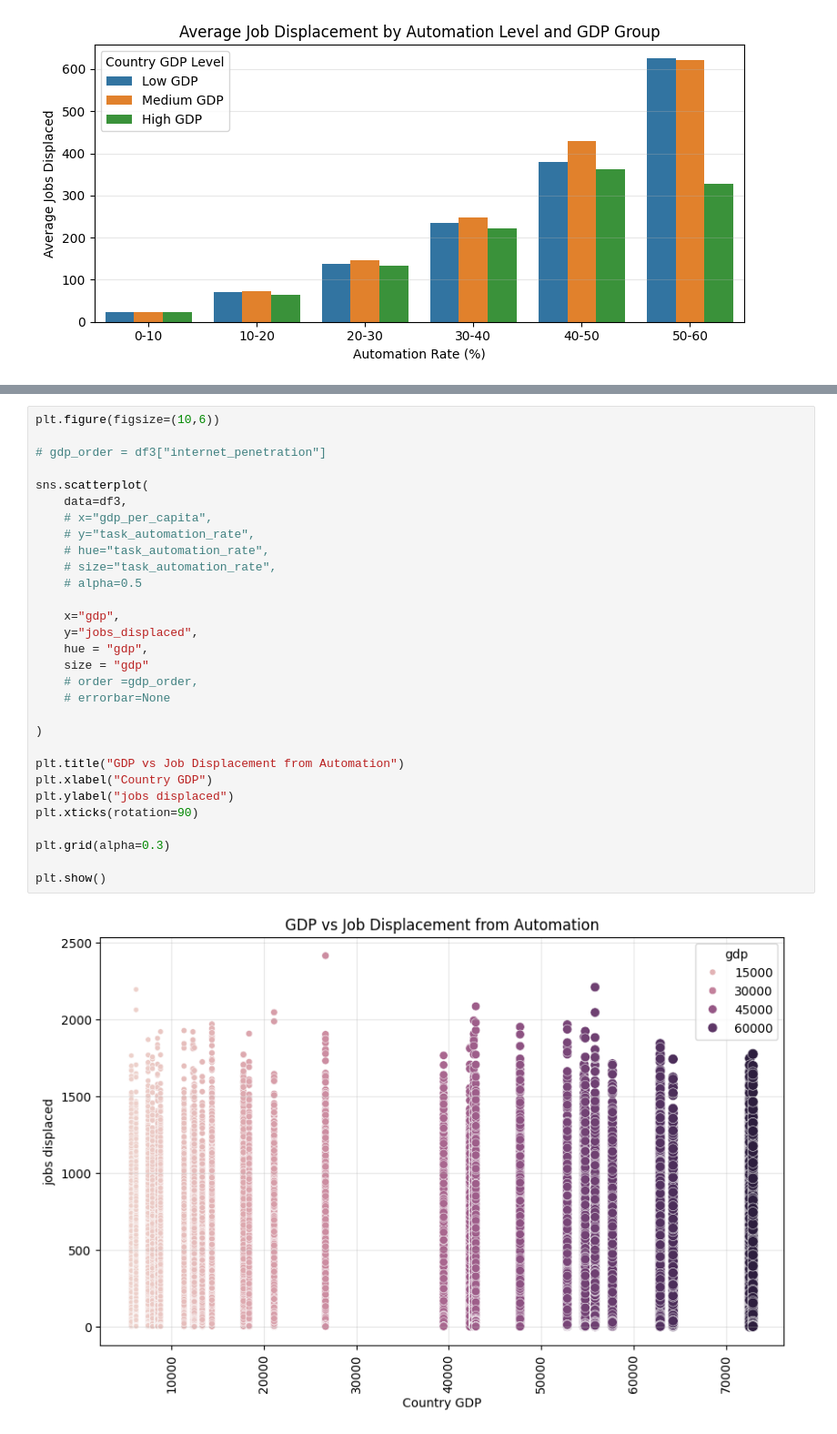
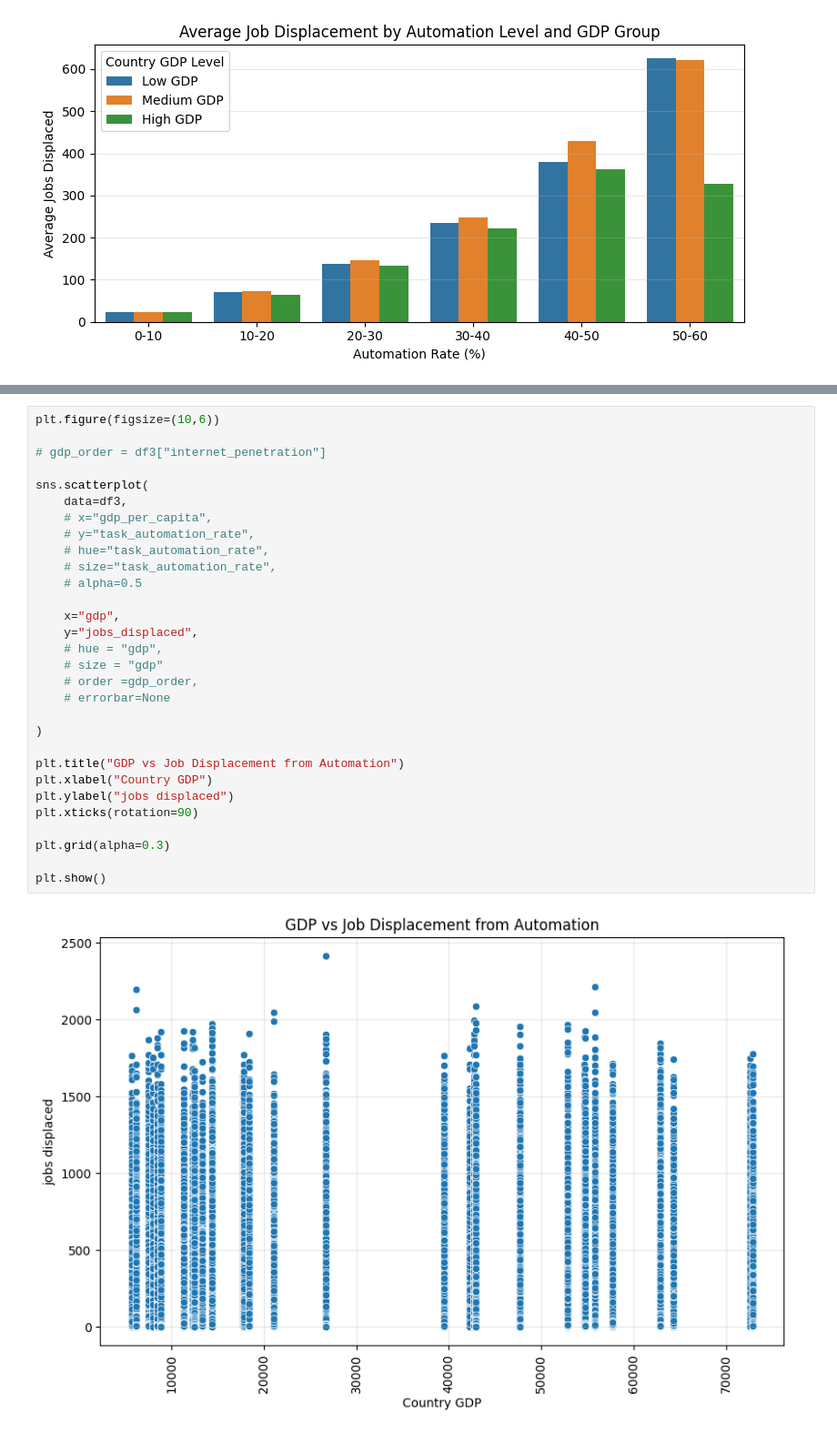
Before and after one commit to HemDesh/Data_Analysis_on_AI_Adoption_and_Workforce_Impact, a Jupyter notebook: notebooks/main.ipynb, the cells around one changed output, grey strips where cells are left out. Shown at 91% size. Cells and saved outputs as stored; diff of their text form.

```diff
--- a/notebooks/main.ipynb
+++ b/notebooks/main.ipynb
@@ -1491,32 +1515,32 @@ plt.show()
 # %%
 plt.figure(figsize=(10,6))
 
 # gdp_order = df3["internet_penetration"]
 
 sns.scatterplot(
     data=df3,
     # x="gdp_per_capita",
     # y="task_automation_rate",
     # hue="task_automation_rate",
     # size="task_automation_rate",
     # alpha=0.5
 
     x="gdp",
     y="jobs_displaced",
-    hue = "gdp",
-    size = "gdp"
+    # hue = "gdp",
+    # size = "gdp"
     # order =gdp_order,
     # errorbar=None
 
 )
 
 plt.title("GDP vs Job Displacement from Automation")
 plt.xlabel("Country GDP")
 plt.ylabel("jobs displaced")
 plt.xticks(rotation=90)
 
 plt.grid(alpha=0.3)
 
 plt.show()
 # %% [output]
-[figure, old version]
+[figure, new version]
```
Also changed, not shown: parts of 5 cells of this notebook.
